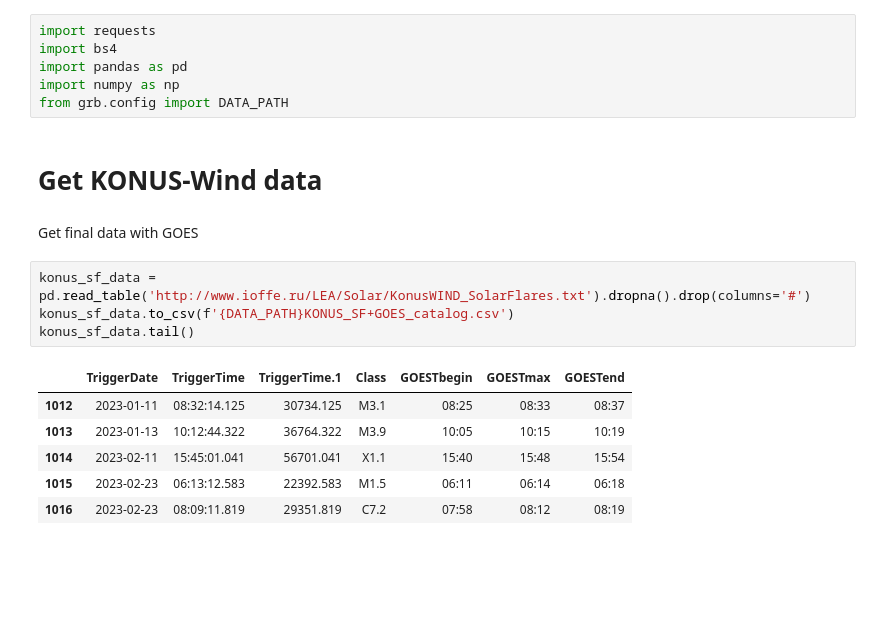
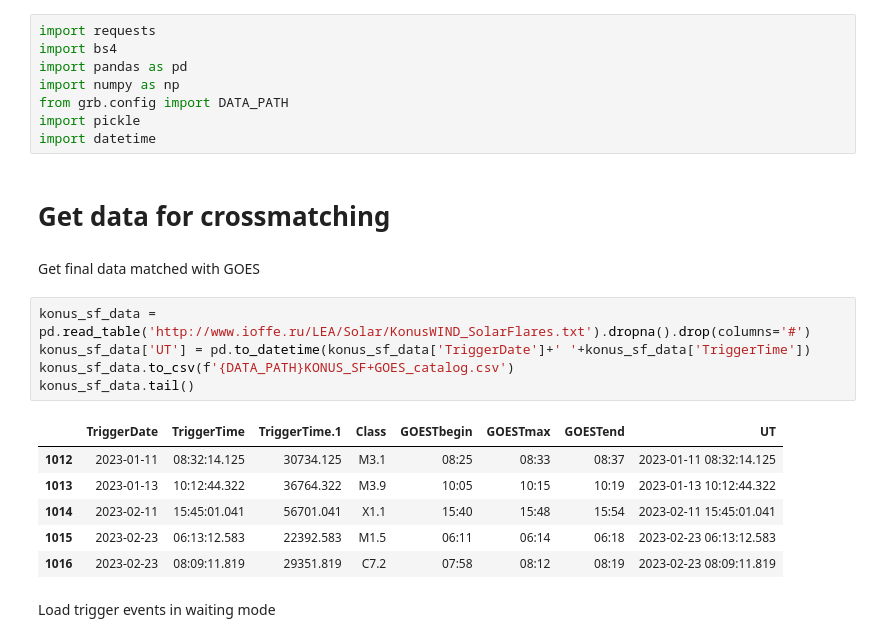
Before and after one commit to Jorezz/GRB_blind_search, a Jupyter notebook: Crossmatched.ipynb, the cells around one changed output. Saved outputs shown, nothing was run; the diff lists cells and outputs as text; blank space fills up the shorter version.

Commit message:
Finished pipeline for crossmatching

```diff
--- a/Crossmatched.ipynb
+++ b/Crossmatched.ipynb
@@ -4,21 +4,26 @@ import bs4
 import pandas as pd
 import numpy as np
 from grb.config import DATA_PATH
+import pickle
+import datetime
 # %% [markdown]
-# Get KONUS-Wind data
+# Get data for crossmatching
 # %% [markdown]
-Get final data with GOES
+Get final data matched with GOES
 # %%
 konus_sf_data = pd.read_table('http://www.ioffe.ru/LEA/Solar/KonusWIND_SolarFlares.txt').dropna().drop(columns='#')
+konus_sf_data['UT'] = pd.to_datetime(konus_sf_data['TriggerDate']+' '+konus_sf_data['TriggerTime'])
 konus_sf_data.to_csv(f'{DATA_PATH}KONUS_SF+GOES_catalog.csv')
 konus_sf_data.tail()
 # %% [output]
-|  | TriggerDate | TriggerTime | TriggerTime.1 | Class | GOESTbegin | GOESTmax | GOESTend |
-| 1012 | 2023-01-11 | 08:32:14.125 | 30734.125 | M3.1 | 08:25 | 08:33 | 08:37 |
-| 1013 | 2023-01-13 | 10:12:44.322 | 36764.322 | M3.9 | 10:05 | 10:15 | 10:19 |
-| 1014 | 2023-02-11 | 15:45:01.041 | 56701.041 | X1.1 | 15:40 | 15:48 | 15:54 |
-| 1015 | 2023-02-23 | 06:13:12.583 | 22392.583 | M1.5 | 06:11 | 06:14 | 06:18 |
-| 1016 | 2023-02-23 | 08:09:11.819 | 29351.819 | C7.2 | 07:58 | 08:12 | 08:19 |
+|  | TriggerDate | TriggerTime | TriggerTime.1 | Class | GOESTbegin | GOESTmax | GOESTend | UT |
+| 1012 | 2023-01-11 | 08:32:14.125 | 30734.125 | M3.1 | 08:25 | 08:33 | 08:37 | 2023-01-11 08:32:14.125 |
+| 1013 | 2023-01-13 | 10:12:44.322 | 36764.322 | M3.9 | 10:05 | 10:15 | 10:19 | 2023-01-13 10:12:44.322 |
+| 1014 | 2023-02-11 | 15:45:01.041 | 56701.041 | X1.1 | 15:40 | 15:48 | 15:54 | 2023-02-11 15:45:01.041 |
+| 1015 | 2023-02-23 | 06:13:12.583 | 22392.583 | M1.5 | 06:11 | 06:14 | 06:18 | 2023-02-23 06:13:12.583 |
+| 1016 | 2023-02-23 | 08:09:11.819 | 29351.819 | C7.2 | 07:58 | 08:12 | 08:19 | 2023-02-23 08:09:11.819 |
+# %% [markdown]
+Load trigger events in waiting mode
 # %%
 def parse_html_table(html_string):
     doc = bs4.BeautifulSoup(html_string)
```
Also changed, not shown: parts of 27 cells of this notebook, 1 other file.
